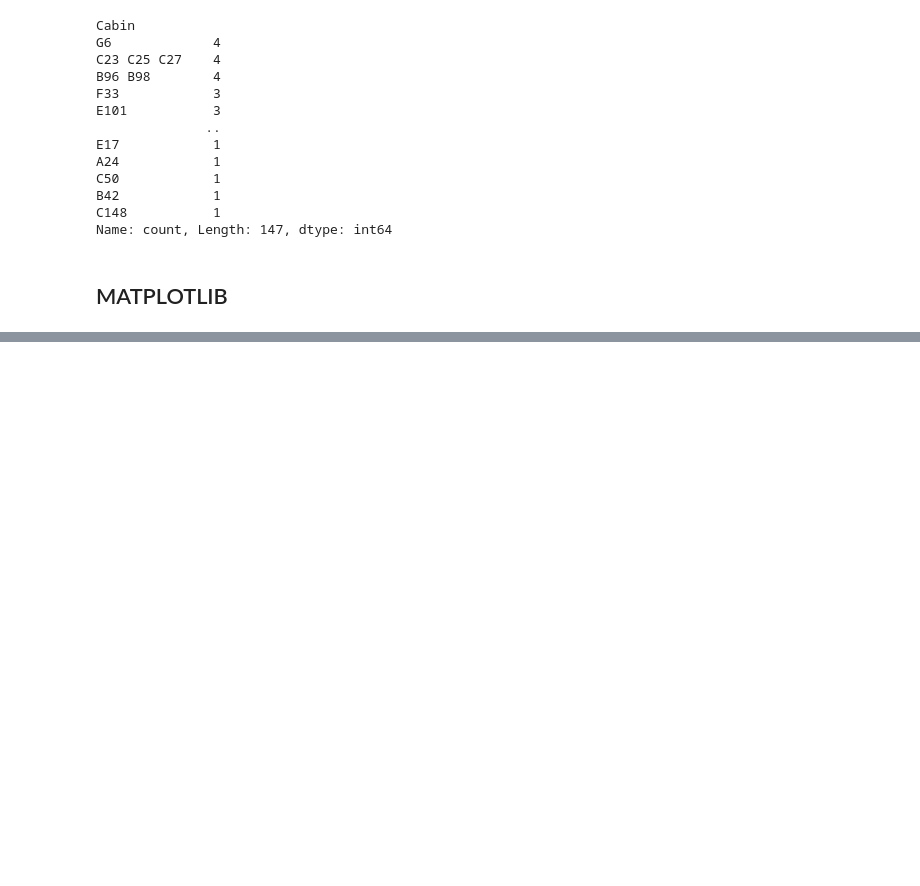
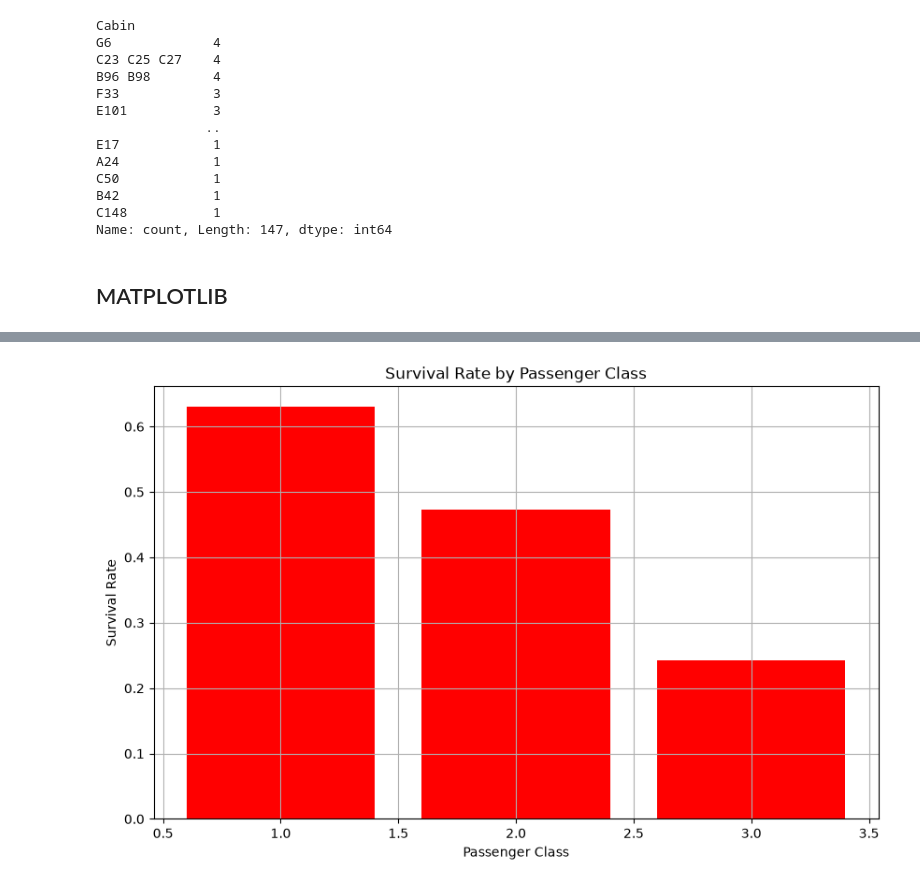
Before and after one commit to allenz817/MSCS, a Jupyter notebook: CAML/data_eng_3.ipynb, the cells around one changed output, grey strips where cells are left out. Cells and saved outputs as stored; diff of their text form; code cells hidden in the pictures; blank space fills up the shorter version.

```diff
--- a/CAML/data_eng_3.ipynb
+++ b/CAML/data_eng_3.ipynb
@@ -98,0 +167,11 @@ plt.show()
+# %%
+survival_by_class = df.groupby('Pclass')['Survived'].mean()
+plt.figure(figsize=(10, 6))
+plt.bar(survival_by_class.index, survival_by_class.values, color='red')
+plt.title('Survival Rate by Passenger Class')
+plt.xlabel('Passenger Class')
+plt.ylabel('Survival Rate')
+plt.grid(True)
+plt.show()
+# %% [output]
+[figure, added]
```
Also changed, not shown: parts of 6 cells of this notebook, 1 other file.
